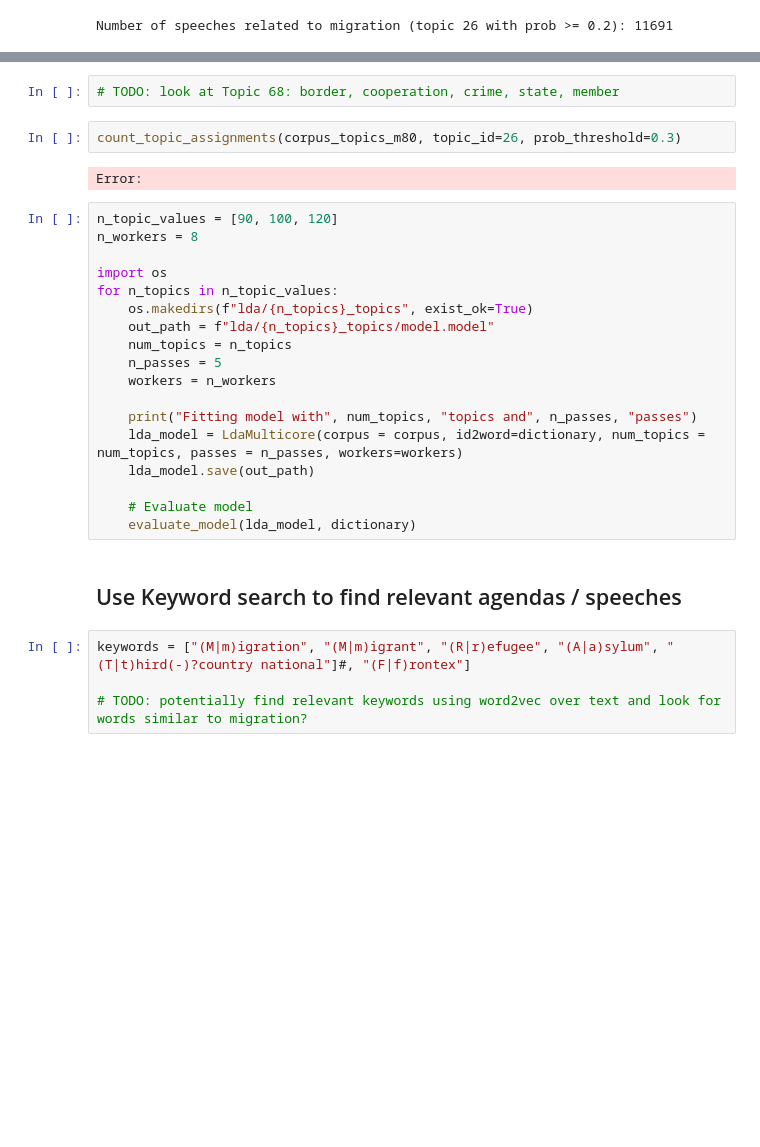
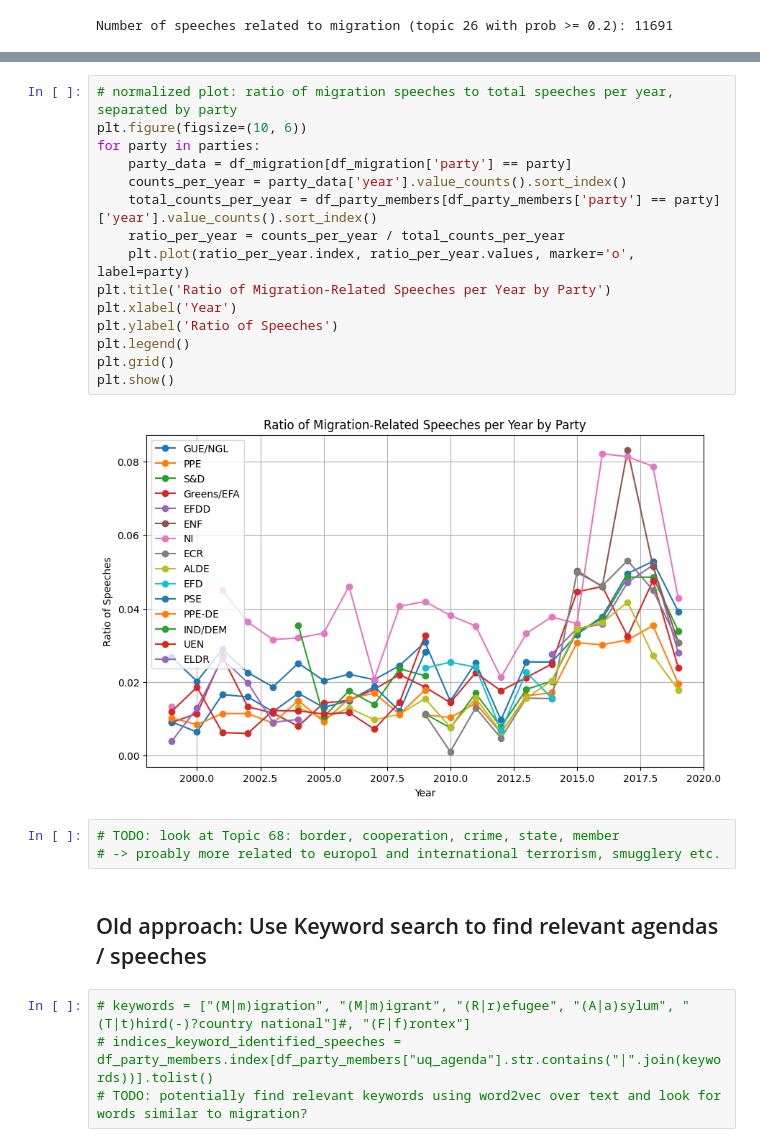
Before and after one commit to derkleinejakob/dataliteracy25, a Jupyter notebook: filter_data.ipynb, the cells around one changed output, grey strips where cells are left out. Saved outputs shown, nothing was run; the diff lists cells and outputs as text; blank space fills up the shorter version.

```diff
--- a/filter_data.ipynb
+++ b/filter_data.ipynb
@@ -451,31 +266,27 @@ len(df_assigned_topic_most_probable[df_assigned_topic_most_probable["uq_agenda"]
+# %%
+# normalized plot: ratio of migration speeches to total speeches per year, separated by party
+plt.figure(figsize=(10, 6))
+for party in parties:
+    party_data = df_migration[df_migration['party'] == party]
+    counts_per_year = party_data['year'].value_counts().sort_index()
+    total_counts_per_year = df_party_members[df_party_members['party'] == party]['year'].value_counts().sort_index()
+    ratio_per_year = counts_per_year / total_counts_per_year
+    plt.plot(ratio_per_year.index, ratio_per_year.values, marker='o', label=party)
+plt.title('Ratio of Migration-Related Speeches per Year by Party')
+plt.xlabel('Year')
+plt.ylabel('Ratio of Speeches')
+plt.legend()
+plt.grid()
+plt.show()
+# %% [output]
+[figure, added]
 # %%
 # TODO: look at Topic 68: border, cooperation, crime, state, member
+# -> proably more related to europol and international terrorism, smugglery etc.
-# %%
-count_topic_assignments(corpus_topics_m80, topic_id=26, prob_threshold=0.3)
-# %% [output]
-Error:
-# %%
-n_topic_values = [90, 100, 120]
-n_workers = 8
-
-import os
-for n_topics in n_topic_values:
-    os.makedirs(f"lda/{n_topics}_topics", exist_ok=True)
-    out_path = f"lda/{n_topics}_topics/model.model"
-    num_topics = n_topics
-    n_passes = 5
-    workers = n_workers
-
-    print("Fitting model with", num_topics, "topics and", n_passes, "passes")
-    lda_model = LdaMulticore(corpus = corpus, id2word=dictionary, num_topics = num_topics, passes = n_passes, workers=workers)
-    lda_model.save(out_path)
-
-    # Evaluate model
-    evaluate_model(lda_model, dictionary)
 # %% [markdown]
-## Use Keyword search to find relevant agendas / speeches
+## Old approach: Use Keyword search to find relevant agendas / speeches
 # %%
-keywords = ["(M|m)igration", "(M|m)igrant", "(R|r)efugee", "(A|a)sylum", "(T|t)hird(-)?country national"]#, "(F|f)rontex"]
-
+# keywords = ["(M|m)igration", "(M|m)igrant", "(R|r)efugee", "(A|a)sylum", "(T|t)hird(-)?country national"]#, "(F|f)rontex"]
+# indices_keyword_identified_speeches = df_party_members.index[df_party_members["uq_agenda"].str.contains("|".join(keywords))].tolist()
 # TODO: potentially find relevant keywords using word2vec over text and look for words similar to migration?
 # %%
```
Also changed, not shown: parts of 50 cells of this notebook, 10 other files.
